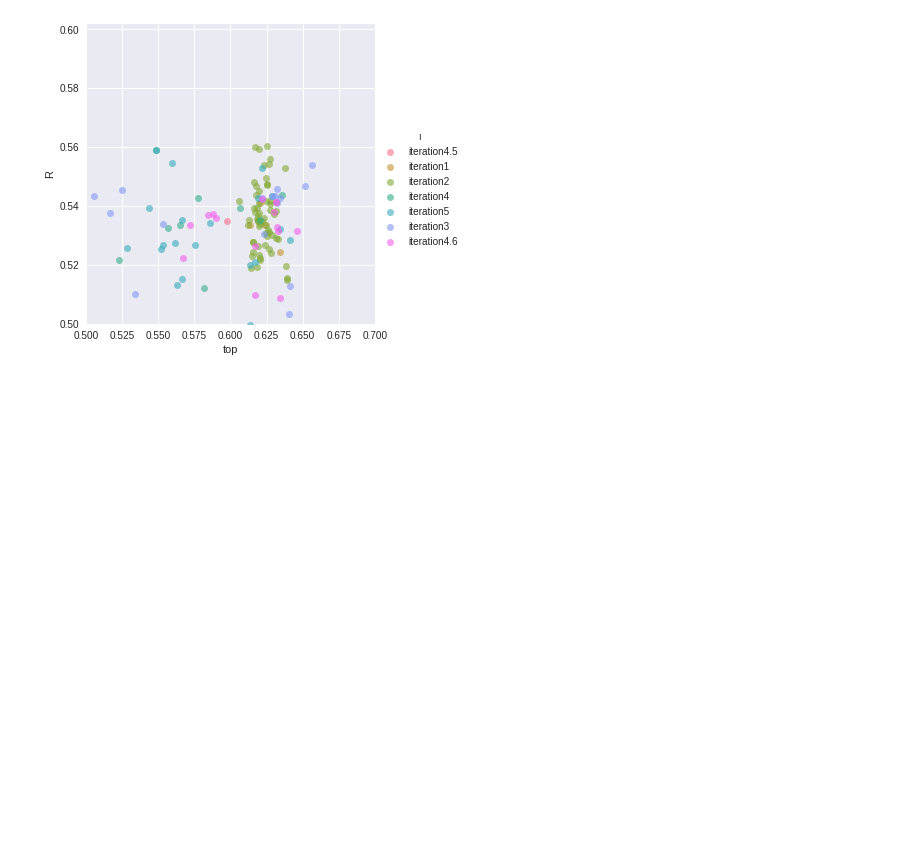
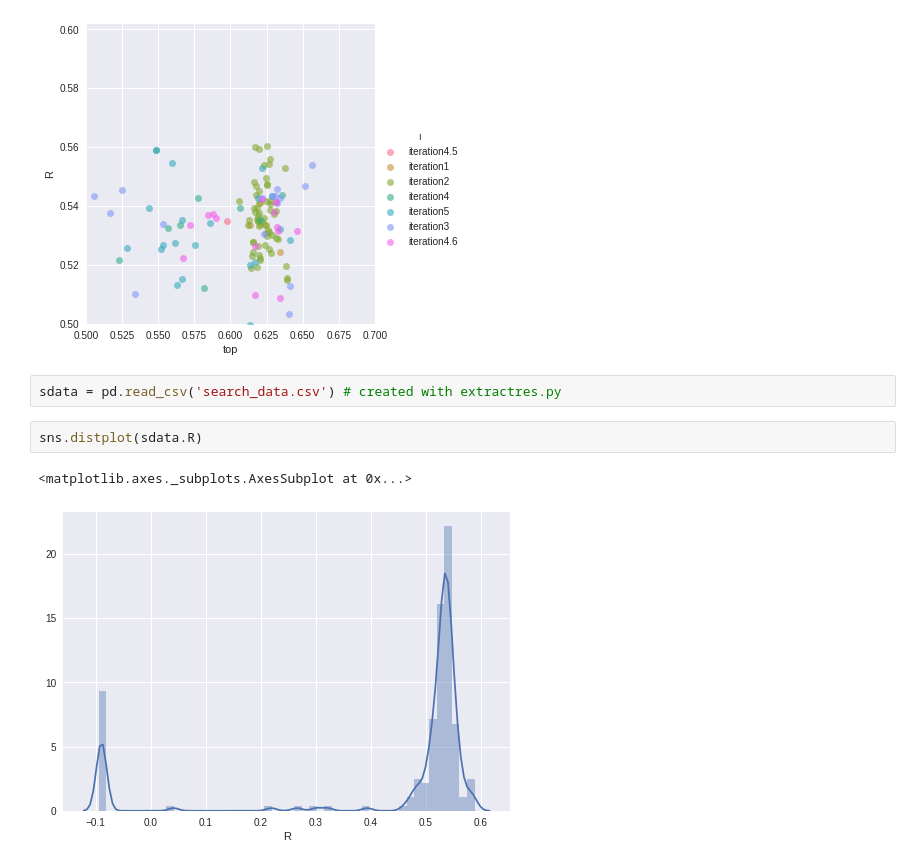
Before and after one commit to gnina/scripts, a Jupyter notebook: affinity_search/summaries.ipynb, the cells around one changed output. Cells and saved outputs as stored; diff of their text form; blank space fills up the shorter version.

```diff
--- a/affinity_search/summaries.ipynb
+++ b/affinity_search/summaries.ipynb
@@ -152,3 +152,10 @@ plt.savefig('iterations.pdf',bbox_inches='tight')
 # %% [output]
 <matplotlib.figure.Figure at 0x...>
 [figure]
+# %%
+sdata = pd.read_csv('search_data.csv') # created with extractres.py
+# %%
+sns.distplot(sdata.R)
+# %% [output]
+<matplotlib.axes._subplots.AxesSubplot at 0x...>
+[figure, added]
```
Also changed, not shown: parts of 3 cells of this notebook, 1 other file.
